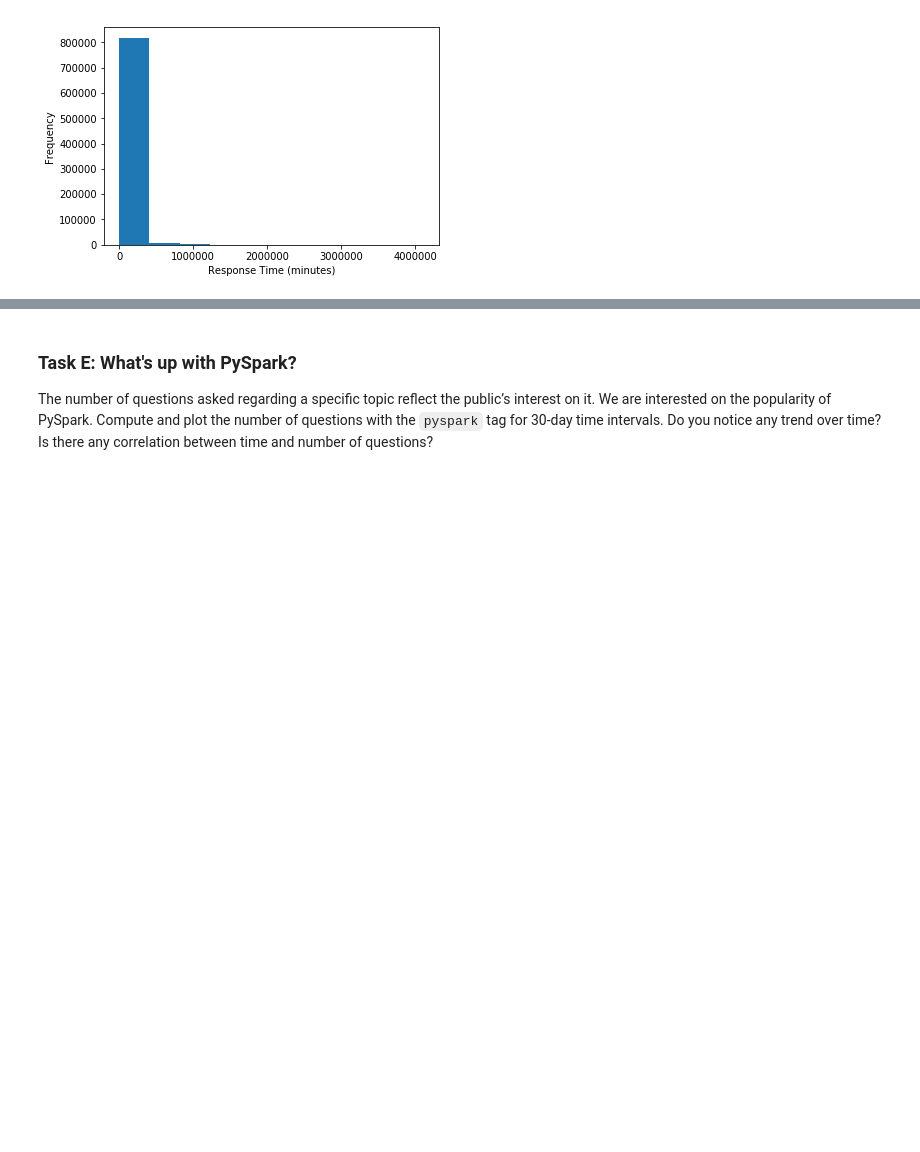
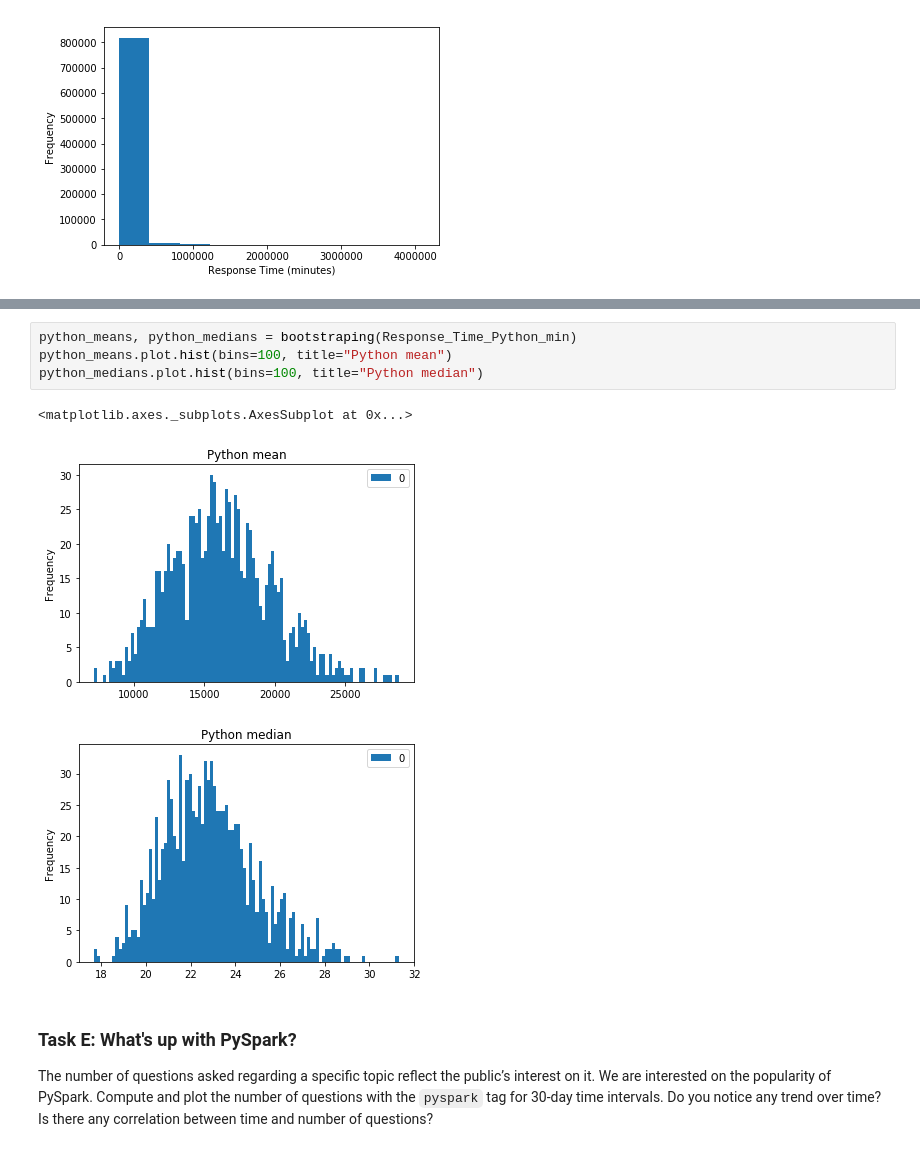
Before and after one commit to Sytta/ADA2018-Homework-CANada, a Jupyter notebook: 03 - Spark and Reading the Stats/Homework3.ipynb, the cells around one changed output, grey strips where cells are left out. Cells and saved outputs as stored; diff of their text form; blank space fills up the shorter version.

````diff
--- a/03 - Spark and Reading the Stats/Homework3.ipynb
+++ b/03 - Spark and Reading the Stats/Homework3.ipynb
@@ -502,3 +491,11 @@ Length: 100, dtype: float64
+# %%
+python_means, python_medians = bootstraping(Response_Time_Python_min)
+python_means.plot.hist(bins=100, title="Python mean")
+python_medians.plot.hist(bins=100, title="Python median")
+# %% [output]
+<matplotlib.axes._subplots.AxesSubplot at 0x...>
+[figure, added]
+[figure, added]
 # %% [markdown]
 ### Task E: What's up with PySpark?
 The number of questions asked regarding a specific topic reflect the public’s interest on it. We are interested on the popularity of PySpark. Compute and plot the number of questions with the ```pyspark``` tag for 30-day time intervals. Do you notice any trend over time? Is there any correlation between time and number of questions?
````
Also changed, not shown: parts of 6 cells of this notebook.
